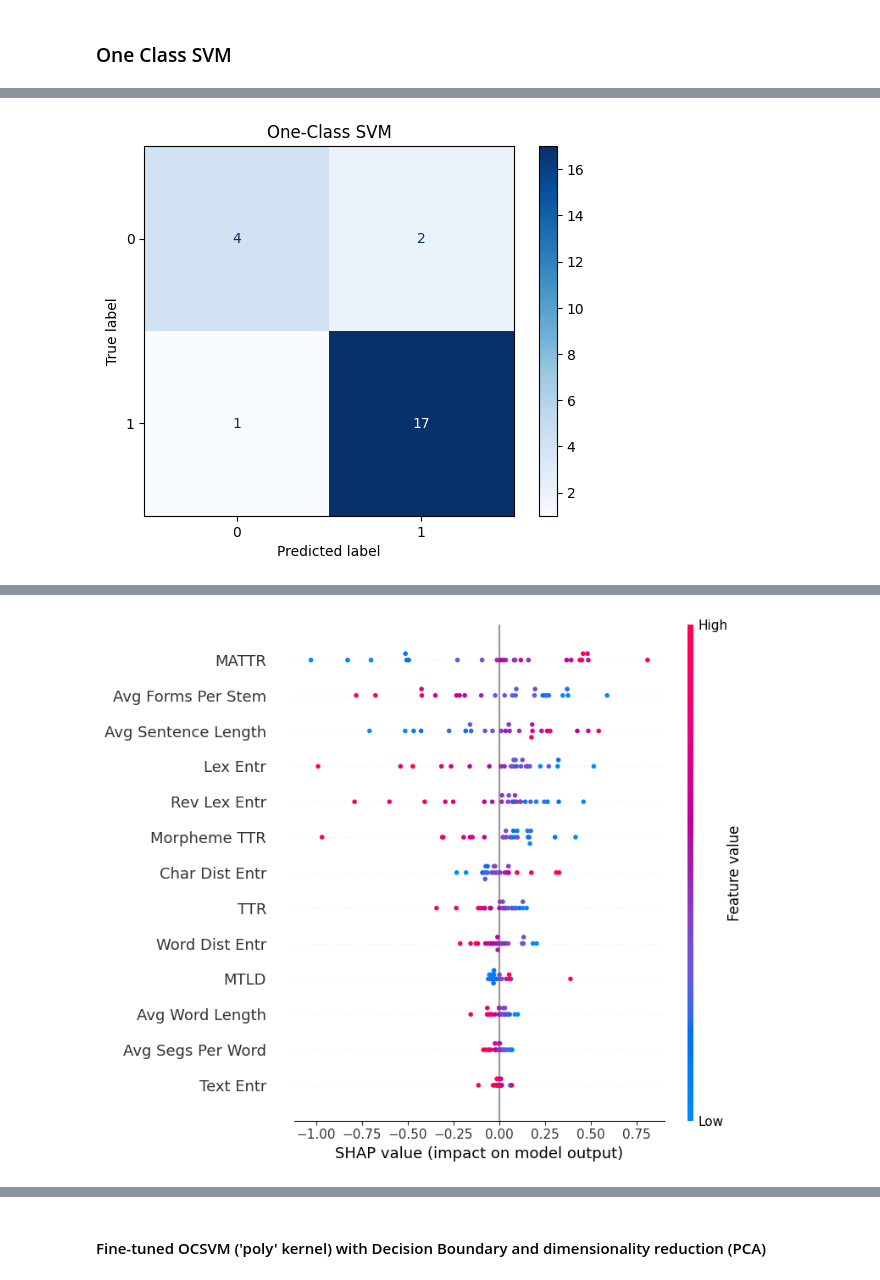
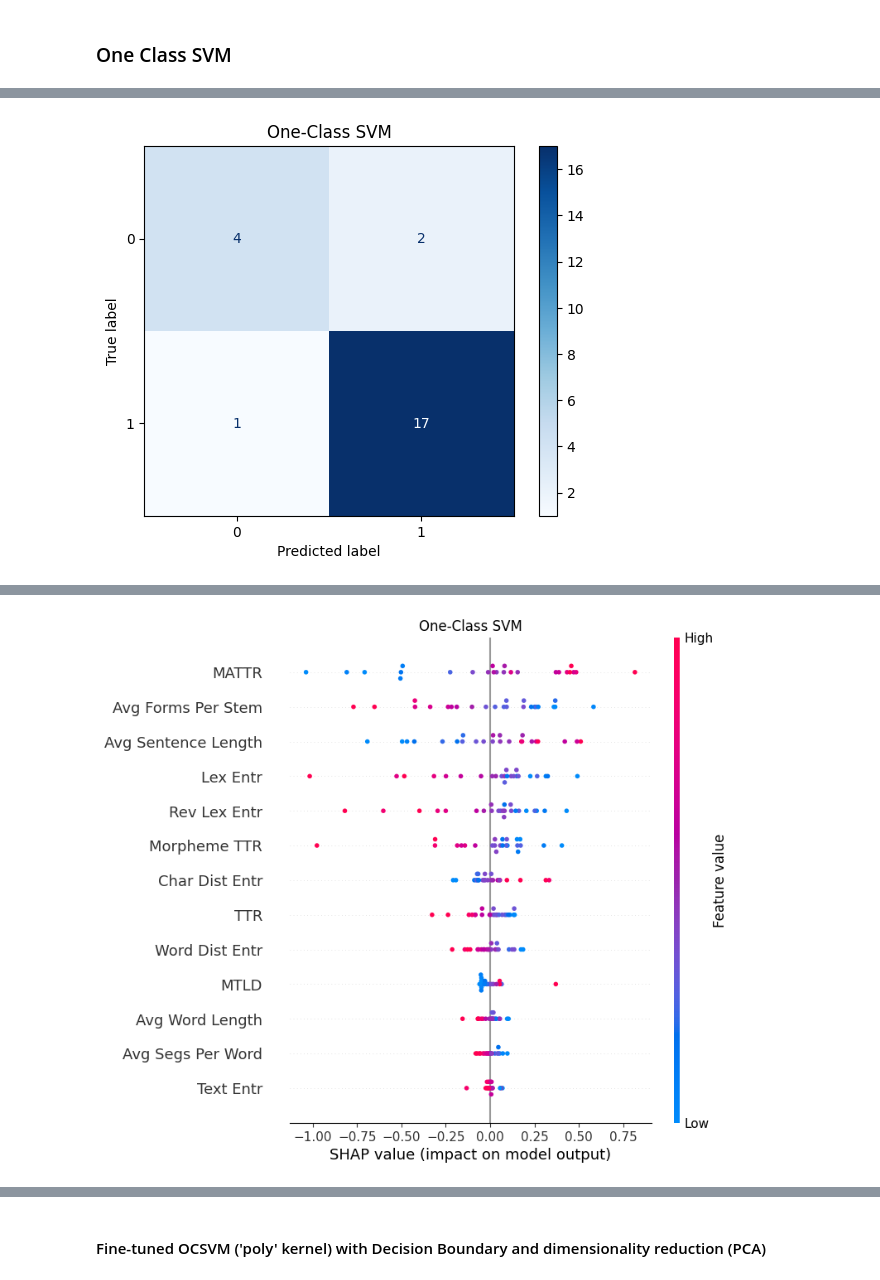
Before and after one commit to kirbergerconnor/iscl-thesis, a Jupyter notebook: anomalydetection.ipynb, the cells around one changed output, grey strips where cells are left out. Drawn from its saved outputs; the diff is of its cells as text; code cells hidden in the pictures.

```diff
--- a/anomalydetection.ipynb
+++ b/anomalydetection.ipynb
@@ -152,33 +152,35 @@ shap.initjs()
 explainer = shap.KernelExplainer(ocsvm.predict, X_train)
 shap_values = explainer.shap_values(X_train)
 shap.summary_plot(shap_values, X_train, show=False, feature_names=data.iloc[:,2:].columns.values)
+plt.title('One-Class SVM')
 plt.savefig("./results/OCSVM_SHAP_values.png", bbox_inches='tight')
 plt.show()
 
 # SHAP Feature Importances - Granular Analysis using Degree of Anomaly
 shap.initjs()
 explainer = shap.KernelExplainer(ocsvm.decision_function, X_train)
 shap_values = explainer.shap_values(X_train)
 shap.summary_plot(shap_values, X_train, show=False, feature_names=data.iloc[:,2:].columns.values)
+plt.title('One-Class SVM')
 plt.savefig("./results/OCSVM_SHAP_granular.png", bbox_inches='tight')
 plt.show()
 
 # Decision Function Scores
 score = ocsvm.decision_function(X_train)
 ocsvm_score_df = pd.DataFrame(score, columns=['One-Class SVM Scores'])
 # %% [output]
 Unnamed: 0       11987
 kernel            poly
 degree               2
 coef0              0.3
 gamma           0.0001
 nu                 0.5
 precision          0.8
 recall        0.666667
 f1            0.727273
 Name: 11987, dtype: object
 {'eo': (-1, 1), 'nl': (1, 1), 'is': (1, 1), 'pl': (1, 1), 'fr': (1, 1), 'vo': (-1, -1), 'af': (1, 1), 'vi': (1, -1), 'oc': (1, 1), 'en': (1, 1), 'it': (1, 1), 'ia': (-1, 1), 'sv': (1, 1), 'lfn': (-1,  ...
 [figure]
 [interactive output not drawn]
-[figure, old version]
+[figure, new version]
 [interactive output not drawn]
```
Also changed, not shown: parts of 2 cells of this notebook, 24 other files.
